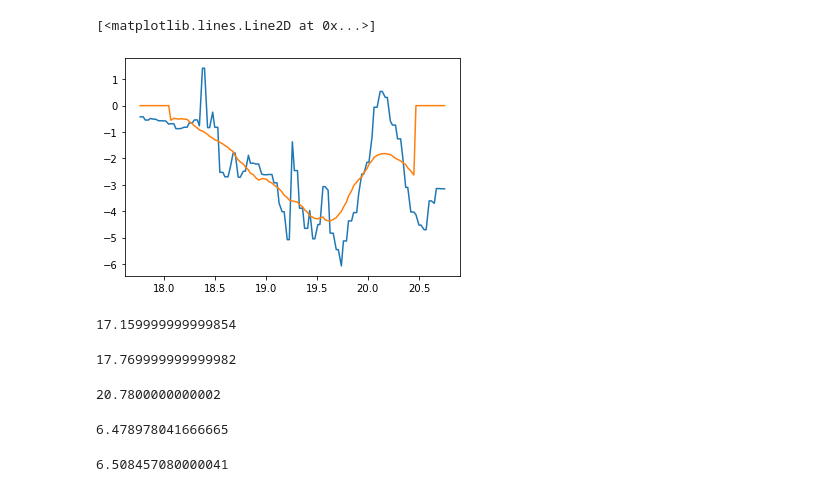
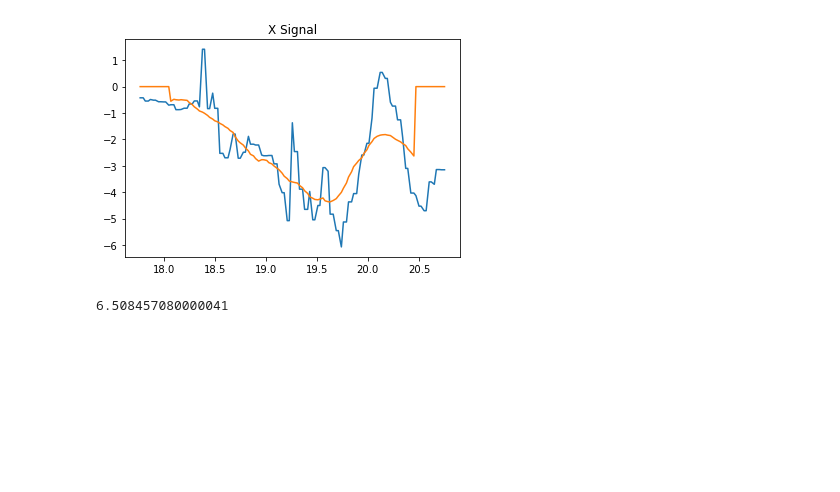
Before and after one commit to VADL-2022/IMU_VV, a Jupyter notebook: 03_Path_Recon/Final_Model_Testing.ipynb, the cells around one changed output. Saved outputs shown, nothing was run; the diff lists cells and outputs as text; code cells hidden in the pictures; blank space fills up the shorter version.

```diff
--- a/03_Path_Recon/Final_Model_Testing.ipynb
+++ b/03_Path_Recon/Final_Model_Testing.ipynb
@@ -159,27 +221,12 @@ trunc_time = imu_t[imu_start_time:imu_end_time]
 smoothed_signal = calc_moving_avg(trunc_signal, 25, trunc_time, dynamic_window=False, dynamic_n_timing=140, dynamic_n=80)
 # %%
 plt.plot(trunc_time, trunc_signal)
-smoothed_signal_y = calc_moving_avg(trunc_signal, 25, trunc_time, dynamic_window=False, dynamic_n_timing=140, dynamic_n=80)
+smoothed_signal = calc_moving_avg(trunc_signal, 25, trunc_time, dynamic_window=False, dynamic_n_timing=140, dynamic_n=80)
 plt.plot(trunc_time, smoothed_signal)
+plt.title("X Signal")
+plt.show()
 # %% [output]
-[<matplotlib.lines.Line2D at 0x...>]
-[figure, old version]
+[figure, new version]
-# %%
-imu_t[takeoff_time]
-# %% [output]
-17.159999999999854
-# %%
-imu_t[imu_start_time]
-# %% [output]
-17.769999999999982
-# %%
-imu_t[imu_end_time]
-# %% [output]
-20.7800000000002
-# %%
-a_1
-# %% [output]
-6.478978041666665
 # %%
 if max(np.array(smoothed_signal)) > 0.1:
     max_accel = max(np.array(smoothed_signal))
```
Also changed, not shown: parts of 16 cells of this notebook, 6 other files.
